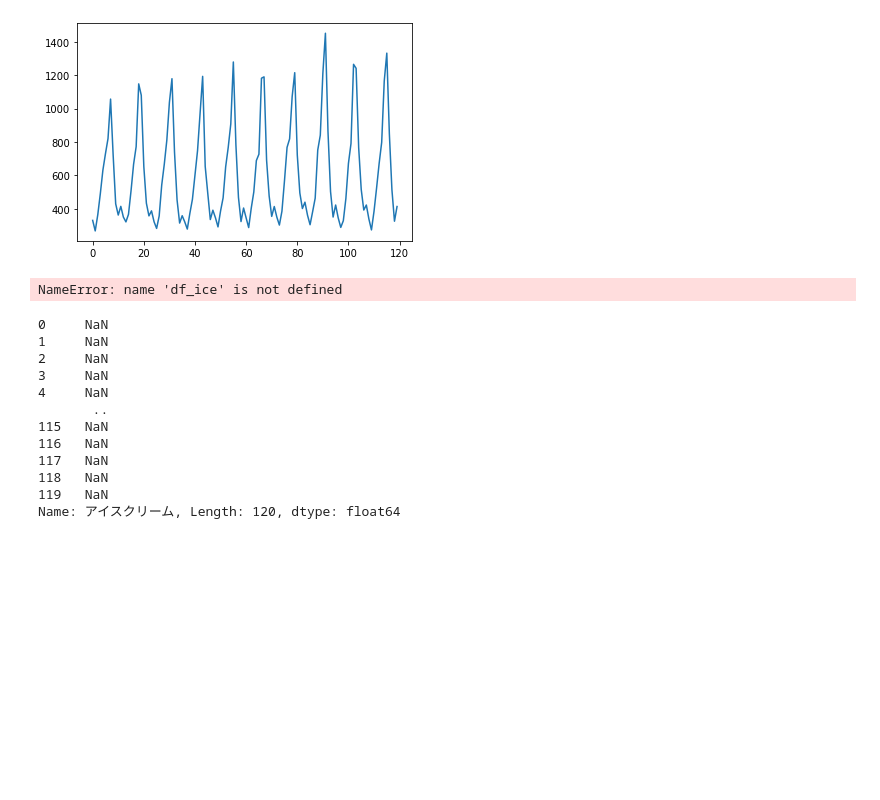
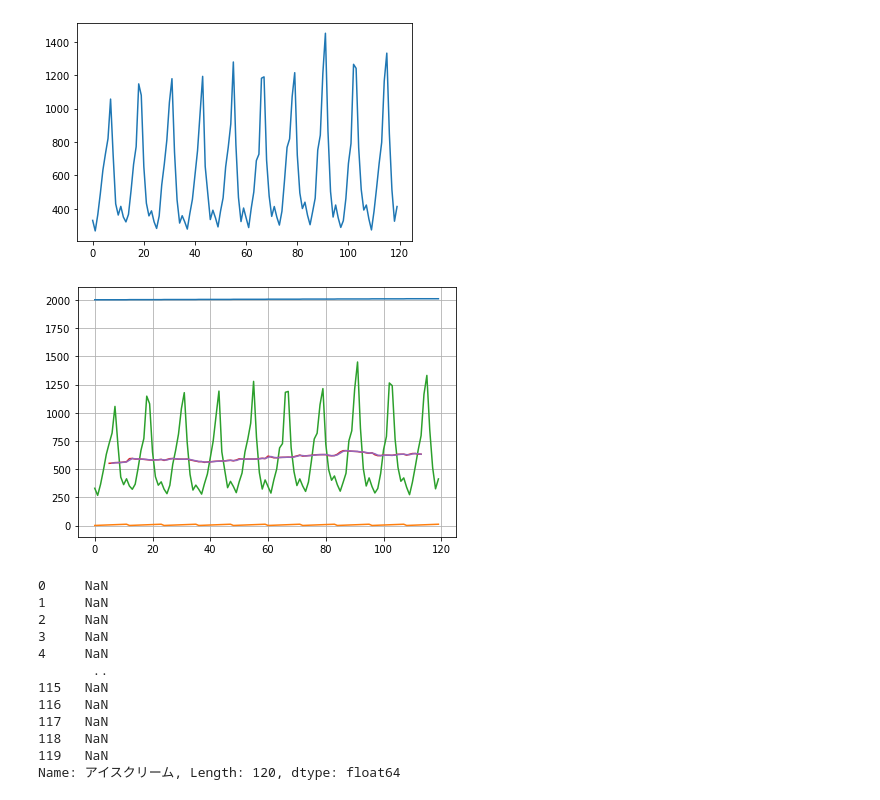
Before and after one commit to nnao45/jaist-my-jupyter, a Jupyter notebook: notebook/cma/test-1.ipynb, the cells around one changed output. Drawn from its saved outputs; the diff is of its cells as text; code cells hidden in the pictures; blank space fills up the shorter version.

```diff
--- a/notebook/cma/test-1.ipynb
+++ b/notebook/cma/test-1.ipynb
@@ -28,16 +28,17 @@ df_ice.アイスクリーム.plot()
 # %%
 df_ma = df_ice.アイスクリーム.rolling(window=12).mean().shift(-6)
 df_cma = df_ma.rolling(window=2).mean()
 
 fig, ax = plt.subplots()
 ax.grid()
 
 
 ax.plot(df_ice)
+ax.plot(df_ma)
 ax.plot(df_cma)
 fig.tight_layout()
 # %% [output]
-NameError: name 'df_ice' is not defined
+[figure, added]
 # %%
 df_ma = df_ice.アイスクリーム.rolling(window=12).mean().shift(-6)
 df_cma = df_ma.rolling(window=2).mean()
```
Also changed, not shown: parts of 7 cells of this notebook, 3 other files.
